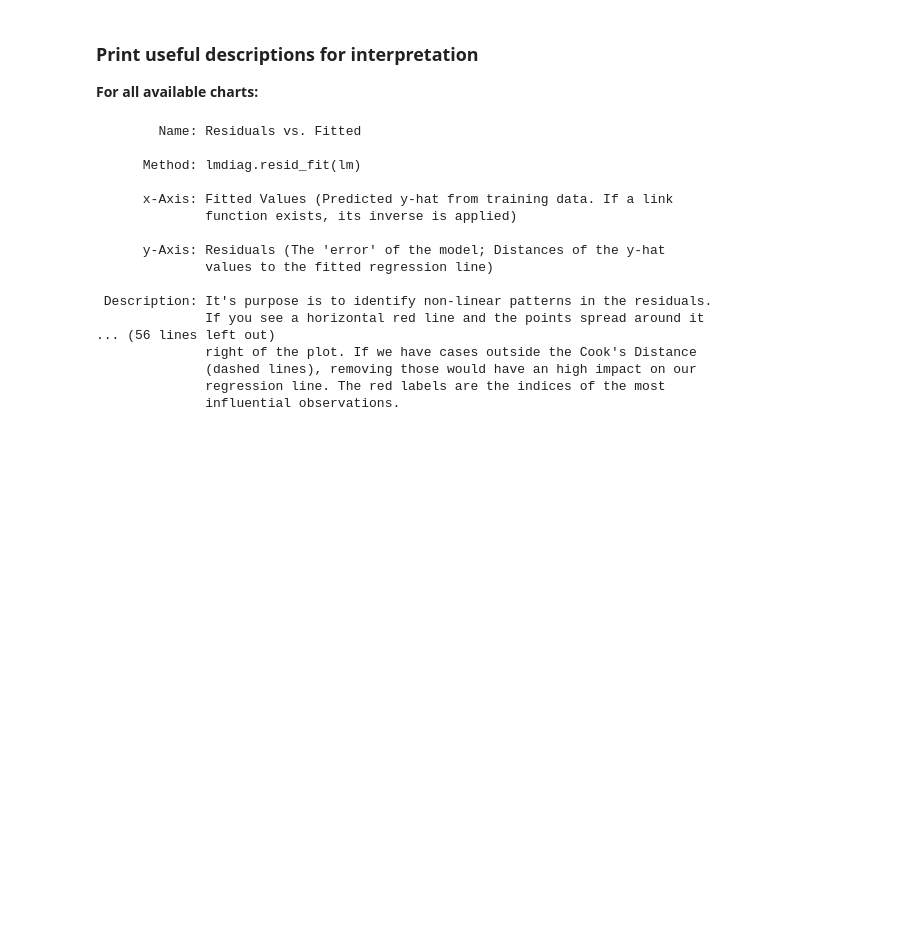
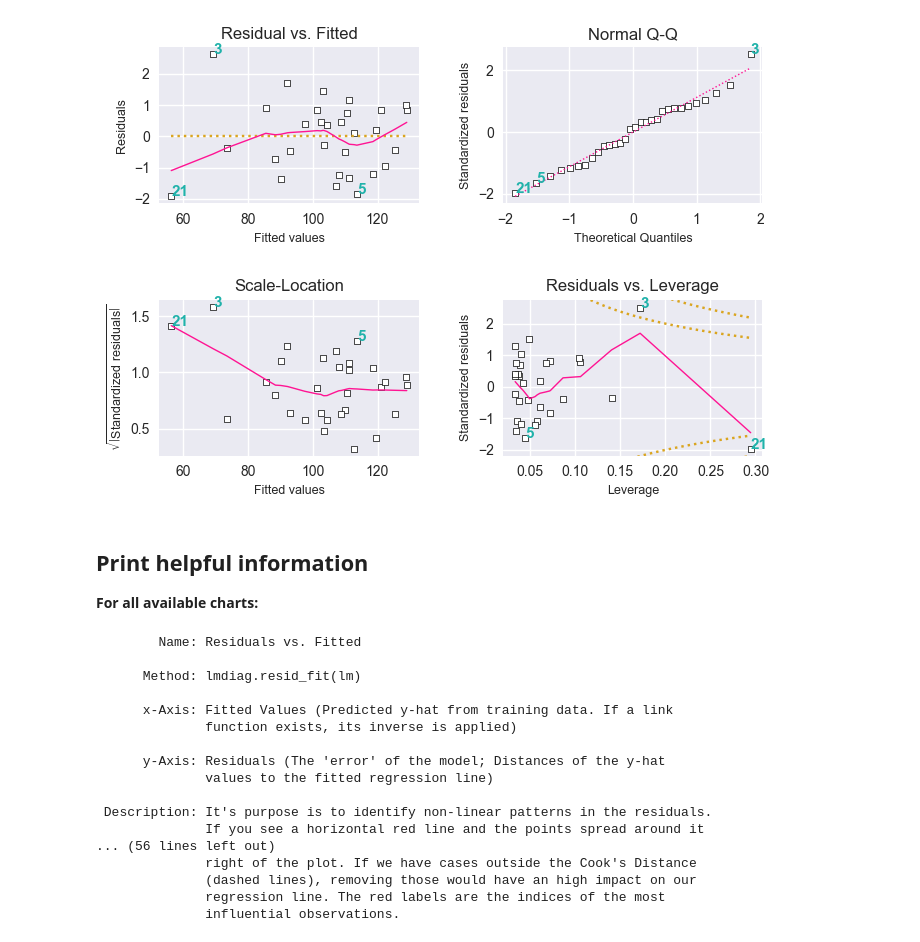
Before and after one commit to dynobo/lmdiag, a Jupyter notebook: example.ipynb, the cells around one changed output. Saved outputs shown, nothing was run; the diff lists cells and outputs as text; code cells hidden in the pictures; blank space fills up the shorter version.

```diff
--- a/example.ipynb
+++ b/example.ipynb
@@ -86,5 +102,18 @@ fig.tight_layout(pad=0.5, w_pad=3, h_pad=2)
+# %%
+# Override the style dicts (which are passed in as kwargs to the various matplotlib methods)
+lmdiag.style.scatter.update({"s": 18, "marker":"s", "color": "white", "edgecolors": "black", "linewidth": 0.5, "alpha": 1})
+lmdiag.style.plot.update({"color": "deeppink", "linewidth": 1})
+lmdiag.style.plot_contour.update({"color": "goldenrod", "linestyle":"dotted"})
+lmdiag.style.annotate.update({"color": "lightseagreen", "fontsize": 11, "fontweight": "bold"})
+lmdiag.style.title.update({"fontsize": 12})
+lmdiag.style.xy_label.update({"fontsize": 9})
+lmdiag.style.subplots.update({"figsize": (7, 5)})
+
+lmdiag.plot(statsmodels_lm);
+# %% [output]
+[figure, added]
 # %% [markdown]
-### Print useful descriptions for interpretation
+## Print helpful information
 
 **For all available charts:**
 # %%
```
Also changed, not shown: parts of 34 cells of this notebook, 9 other files.
